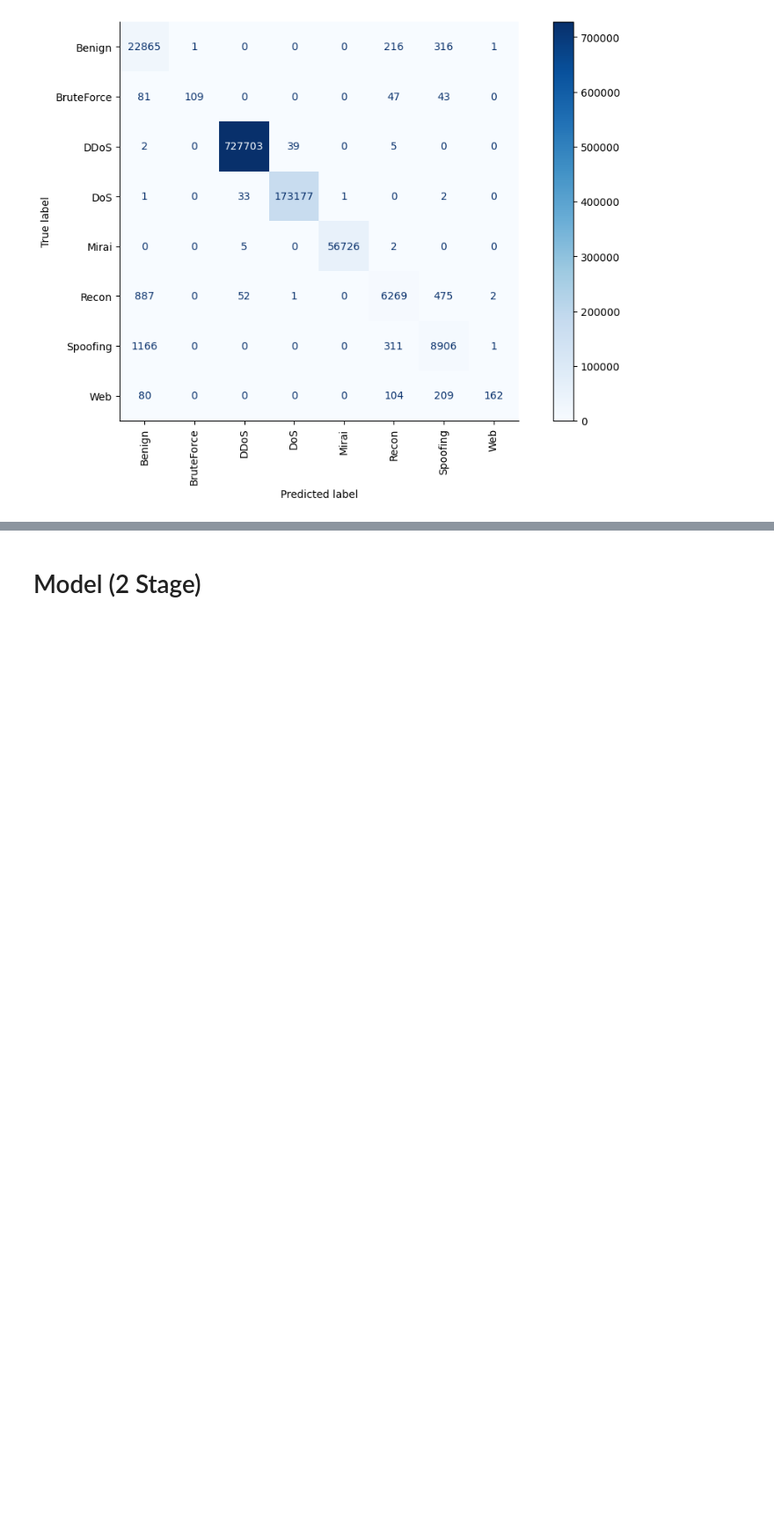
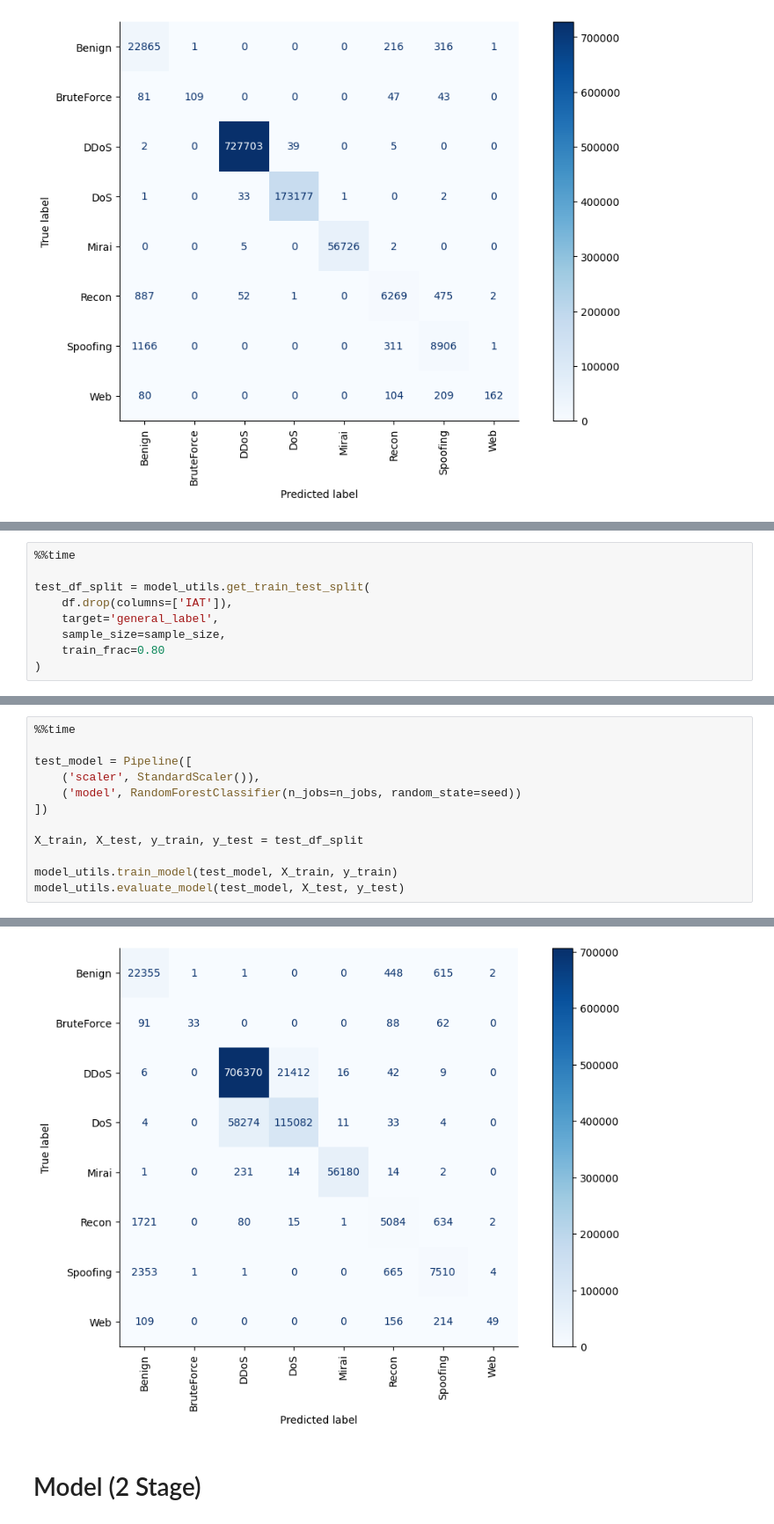
Before and after one commit to inaciobr/Multi-Stage-IoT-Intrusion-Detection, a Jupyter notebook: notebooks/3 - Models.ipynb, the cells around one changed output, grey strips where cells are left out. Shown at 88% size. Saved outputs shown, nothing was run; the diff lists cells and outputs as text; blank space fills up the shorter version.

```diff
--- a/notebooks/3 - Models.ipynb
+++ b/notebooks/3 - Models.ipynb
@@ -166,0 +218,9 @@ Wall time: 2min 24s
+# %%
+%%time
+
+test_df_split = model_utils.get_train_test_split(
+    df.drop(columns=['IAT']),
+    target='general_label',
+    sample_size=sample_size,
+    train_frac=0.80
+)
@@ -166,0 +232,13 @@ Wall time: 2min 24s
+# %%
+%%time
+
+test_model = Pipeline([
+    ('scaler', StandardScaler()),
+    ('model', RandomForestClassifier(n_jobs=n_jobs, random_state=seed))
+])
+
+X_train, X_test, y_train, y_test = test_df_split
+
+model_utils.train_model(test_model, X_train, y_train)
+model_utils.evaluate_model(test_model, X_test, y_test)
+# %% [output]
@@ -167,3 +264,4 @@ Wall time: 2min 24s
+[figure, added]
 # %% [markdown]
 # Model (2 Stage)
 # %%
```
Also changed, not shown: parts of 11 cells of this notebook, 2 other files.
